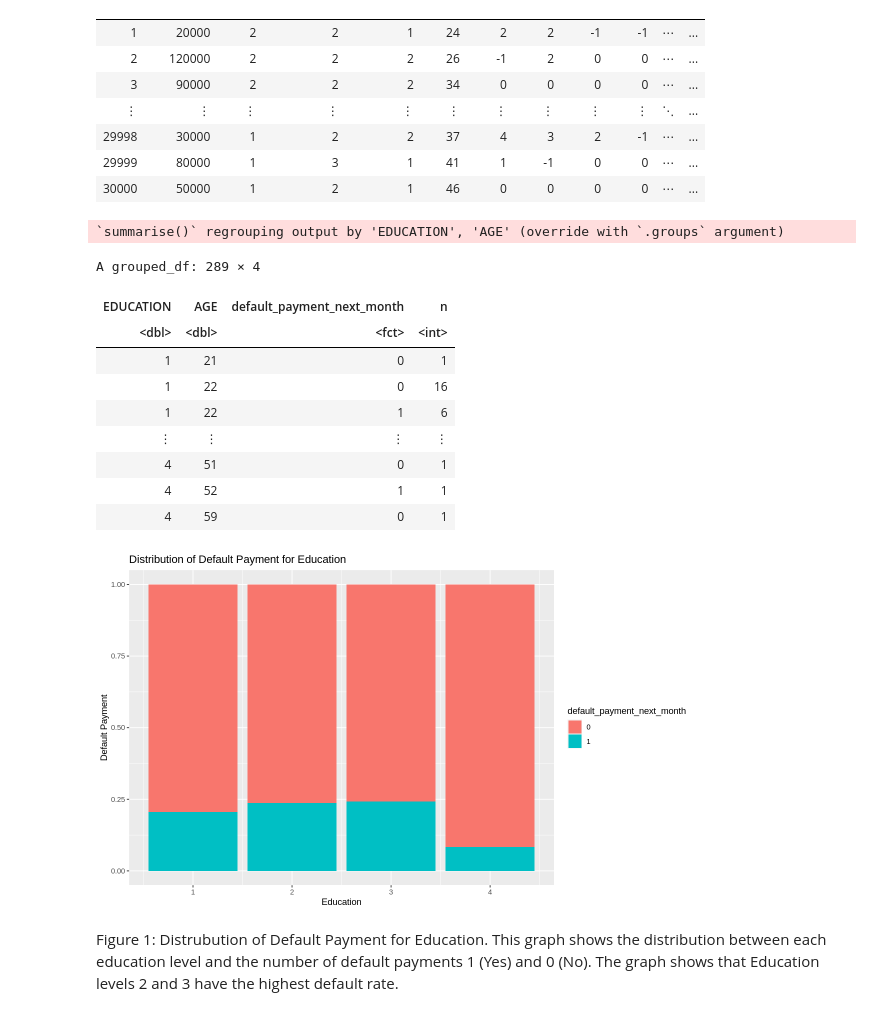
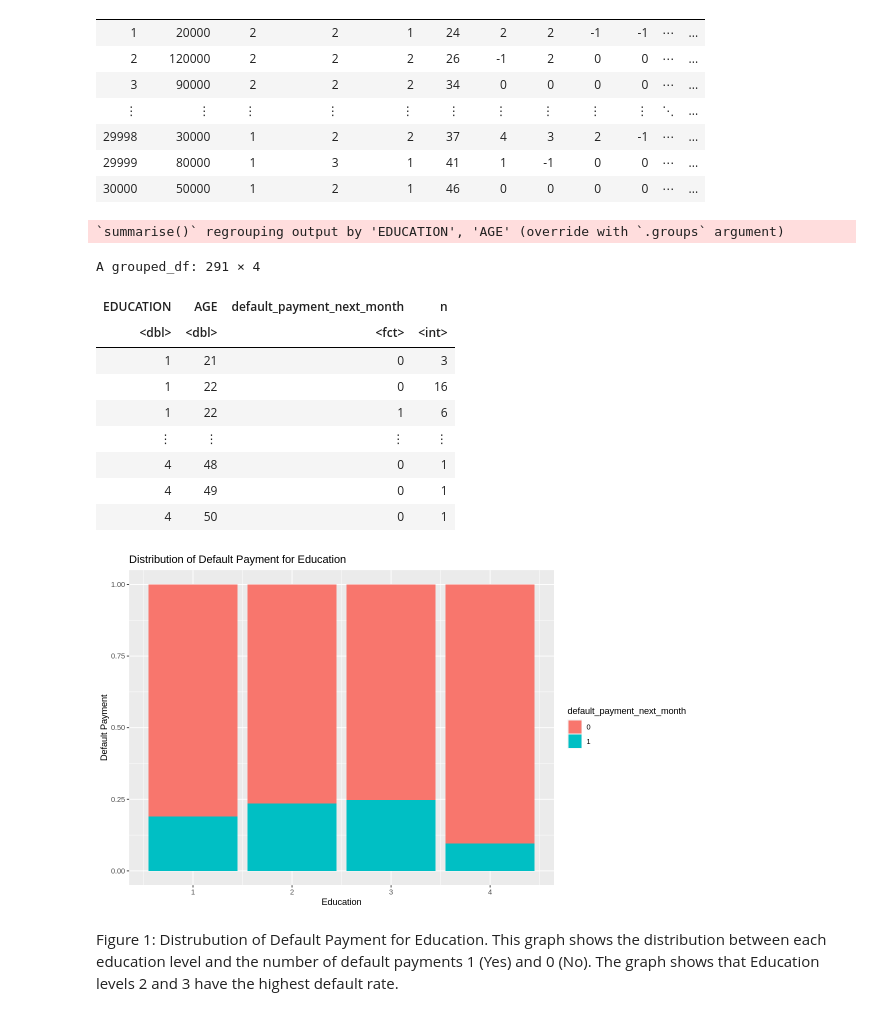
Before and after one commit to toast682/dsci_project, a Jupyter notebook: dsci_project.ipynb, the cells around one changed output. Drawn from its saved outputs; the diff is of its cells as text; code cells hidden in the pictures.

```diff
--- a/dsci_project.ipynb
+++ b/dsci_project.ipynb
@@ -50,7 +50,8 @@ credit_card <- read_excel(temporary, skip = 1)
 colnames(credit_card)[25] <- "default_payment_next_month"
 tidied_credit_card <- credit_card %>%
                     select(EDUCATION, AGE, default_payment_next_month) %>%
-                    mutate(default_payment_next_month = as_factor(default_payment_next_month))
+                    mutate(default_payment_next_month = as_factor(default_payment_next_month)) %>%
+                    filter(EDUCATION == c(1,2,3,4))
 credit_split <- initial_split(tidied_credit_card, prop = 0.75, strata = default_payment_next_month)
 credit_train <- training(credit_split)
 credit_test <- testing(credit_split)
@@ -69,22 +70,21 @@ A tibble: 30000 × 25
 # %%
 set.seed(1234)
 credit_summarize <- credit_train %>%
-                    filter(EDUCATION == c(1, 2, 3, 4)) %>%
                     group_by(EDUCATION, AGE, default_payment_next_month) %>%
                     summarize(n = n())
 credit_summarize
 # %% [output]
 `summarise()` regrouping output by 'EDUCATION', 'AGE' (override with `.groups` argument)
-A grouped_df: 289 × 4
+A grouped_df: 291 × 4
 | EDUCATION | AGE | default_payment_next_month | n |
 | <dbl> | <dbl> | <fct> | <int> |
-| 1 | 21 | 0 | 1 |
+| 1 | 21 | 0 | 3 |
 | 1 | 22 | 0 | 16 |
 | 1 | 22 | 1 | 6 |
 | ⋮ | ⋮ | ⋮ | ⋮ |
-| 4 | 51 | 0 | 1 |
-| 4 | 52 | 1 | 1 |
-| 4 | 59 | 0 | 1 |
+| 4 | 48 | 0 | 1 |
+| 4 | 49 | 0 | 1 |
+| 4 | 50 | 0 | 1 |
 # %%
 set.seed(1234)
 credit_education_graph <- ggplot(credit_summarize, aes(x = EDUCATION, y = n, fill = default_payment_next_month)) +
@@ -92,7 +92,7 @@ credit_education_graph <- ggplot(credit_summarize, aes(x = EDUCATION, y = n, fil
                 labs(x = "Education", y = "Default Payment", title = "Distribution of Default Payment for Education")
 credit_education_graph
 # %% [output]
-[figure, old version]
+[figure, new version]
 # %% [markdown]
 Figure 1: Distrubution of Default Payment for Education. This graph shows the distribution between each education level and the number of default payments 1 (Yes) and 0 (No). The graph shows that Education levels 2 and 3 have the highest default rate.
 # %%
```
Also changed, not shown: parts of 8 cells of this notebook.
